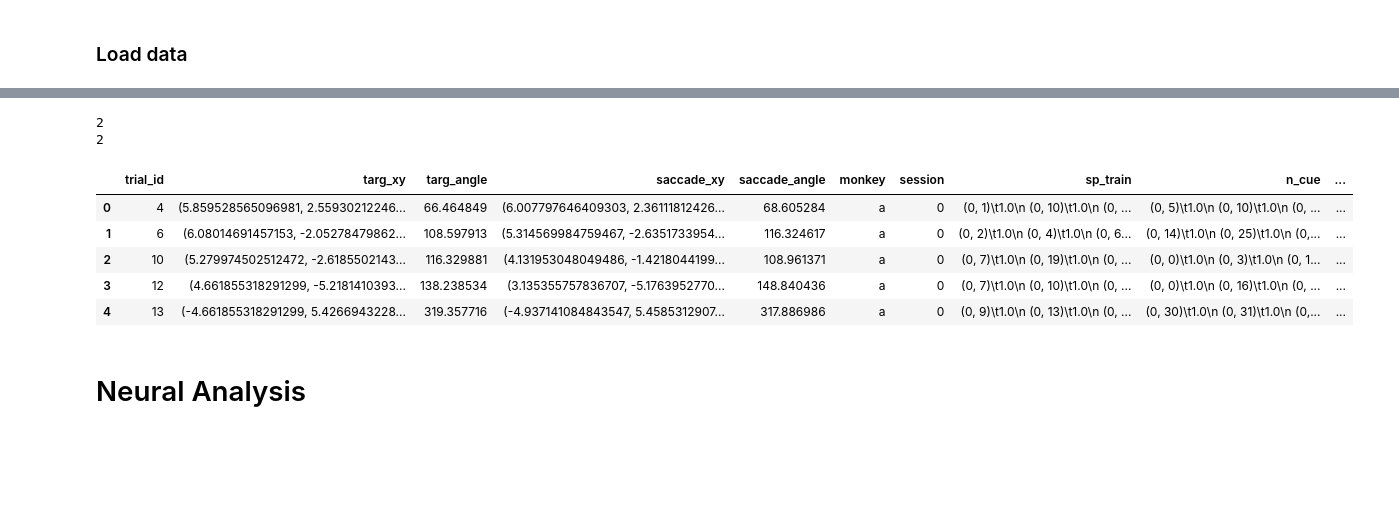
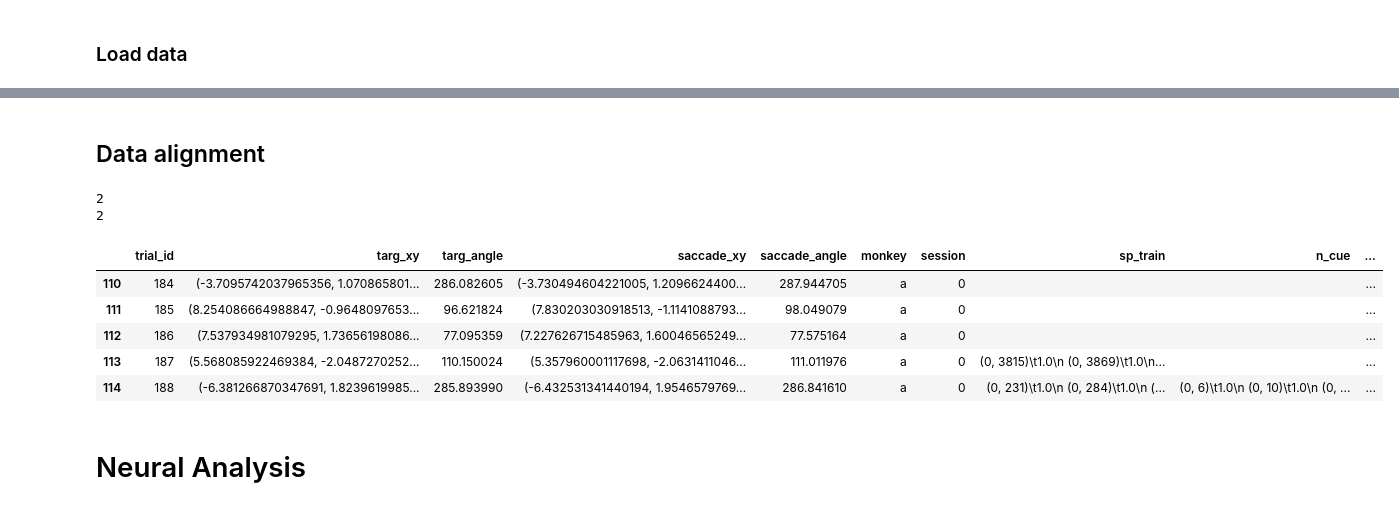
Before and after one commit to MelanieTschiersch/SmithData, a Jupyter notebook: Schreibtisch/PhD/1_HartHuk/Analysis/eval_HartHuk_NeuralAnalysis.ipynb, the cells around one changed output, grey strips where cells are left out. Cells and saved outputs as stored; diff of their text form; code cells hidden in the pictures; blank space fills up the shorter version.

Commit message:
Start changes: NeuralAnalsyis 21.01.21

```diff
--- a/Schreibtisch/PhD/1_HartHuk/Analysis/eval_HartHuk_NeuralAnalysis.ipynb
+++ b/Schreibtisch/PhD/1_HartHuk/Analysis/eval_HartHuk_NeuralAnalysis.ipynb
@@ -172,3 +166,25 @@ NameError: name 'data_dict' is not defined
+# %% [markdown]
+## Data alignment
+# %%
+bins = 1000000# PLEXON bins in microseconds
+a=0
+for sess in range(len(spikeClusters)):
+    for trial_num, trial_start in enumerate(full_time[sess][:-1]): # for each trial, plexon trial starttime
+        bool_inTrial = (spikeTimes[sess]>trial_start)&(spikeTimes[sess]<full_time[sess][trial_num+1]) # create bool for which spikes are in viewed trial
+        if np.where(bool_inTrial)[0].shape[0]==0:
+            a+=1
+        else:
+            time_inTrial = (np.round((spikeTimes[sess][bool_inTrial]-min(spikeTimes[sess][bool_inTrial]))*bins)).astype(int)# align trial start time to 0, create indices
+            #spikeMatrix_trial = csr_matrix((len(spikeClusters[sess]), max(time_inTrial)+1))# create array (neurons x time bins)
+            row_timeNeuron=[]
+            col_idxNeuron=[]
+            data=[]
+            for neuron,cluster in enumerate(spikeClusters[sess]):# for each neurons cluster ID
+                row_timeNeuron.append(time_inTrial[spikeNeurons[sess][bool_inTrial]==cluster])# determine spikes that belong to each neuron
+                col_idxNeuron.append(np.ones(len(row_timeNeuron[neuron]), dtype=int)*neuron) # determine columns of sparse matrix (neuron index)
+                data.append(np.ones(len(row_timeNeuron[neuron]), dtype=int)) # ones to fill spiking matrix
+            #spikeMatrix_trial[neuron,row_timeNeuron]=1
+            spikeMatrix_trial = csr_matrix((np.concatenate(data), (np.concatenate(row_timeNeuron),np.concatenate(col_idxNeuron))))
 # %%
 screen_len = 0.57
 alphaTrial = []
@@ -224,15 +241,15 @@ df_dat['go_cue'] = np.concatenate(t_delay_end)*1000
 df_dat['saccade'] = np.concatenate(t_saccade)*1000
 df_dat['reward'] = np.concatenate(np.array(t_trial_end)-0.1)*1000# reward: NOT official value
 df_dat['trial_end'] = np.concatenate(t_trial_end)*1000
-# %%
-df_dat.head()
-# %% [output]
-|  | trial_id | targ_xy | targ_angle | saccade_xy | saccade_angle | monkey | session | sp_train | n_cue | ... |
-| 0 | 4 | (5.859528565096981, 2.55930212246... | 66.464849 | (6.007797646409303, 2.36111812426... | 68.605284 | a | 0 | (0, 1)\t1.0\n (0, 10)\t1.0\n (0, ... | (0, 5)\t1.0\n (0, 10)\t1.0\n (0, ... | ... |
-| 1 | 6 | (6.08014691457153, -2.05278479862... | 108.597913 | (5.314569984759467, -2.6351733954... | 116.324617 | a | 0 | (0, 2)\t1.0\n (0, 4)\t1.0\n (0, 6... | (0, 14)\t1.0\n (0, 25)\t1.0\n (0,... | ... |
-| 2 | 10 | (5.279974502512472, -2.6185502143... | 116.329881 | (4.131953048049486, -1.4218044199... | 108.961371 | a | 0 | (0, 7)\t1.0\n (0, 19)\t1.0\n (0, ... | (0, 0)\t1.0\n (0, 3)\t1.0\n (0, 1... | ... |
-| 3 | 12 | (4.661855318291299, -5.2181410393... | 138.238534 | (3.135355757836707, -5.1763952770... | 148.840436 | a | 0 | (0, 7)\t1.0\n (0, 10)\t1.0\n (0, ... | (0, 0)\t1.0\n (0, 16)\t1.0\n (0, ... | ... |
-| 4 | 13 | (-4.661855318291299, 5.4266943228... | 319.357716 | (-4.937141084843547, 5.4585312907... | 317.886986 | a | 0 | (0, 9)\t1.0\n (0, 13)\t1.0\n (0, ... | (0, 30)\t1.0\n (0, 31)\t1.0\n (0,... | ... |
+# %%
+df_dat[110:115]
+# %% [output]
+|  | trial_id | targ_xy | targ_angle | saccade_xy | saccade_angle | monkey | session | sp_train | n_cue | ... |
+| 110 | 184 | (-3.7095742037965356, 1.070865801... | 286.082605 | (-3.730494604221005, 1.2096624400... | 287.944705 | a | 0 |  |  | ... |
+| 111 | 185 | (8.254086664988847, -0.9648097653... | 96.621824 | (7.830203030918513, -1.1141088793... | 98.049079 | a | 0 |  |  | ... |
+| 112 | 186 | (7.537934981079295, 1.73656198086... | 77.095359 | (7.227626715485963, 1.60046565249... | 77.575164 | a | 0 |  |  | ... |
+| 113 | 187 | (5.568085922469384, -2.0487270252... | 110.150024 | (5.357960001117698, -2.0631411046... | 111.011976 | a | 0 | (0, 3815)\t1.0\n (0, 3869)\t1.0\n... |  | ... |
+| 114 | 188 | (-6.381266870347691, 1.8239619985... | 285.893990 | (-6.432531341440194, 1.9546579769... | 286.841610 | a | 0 | (0, 231)\t1.0\n (0, 284)\t1.0\n (... | (0, 6)\t1.0\n (0, 10)\t1.0\n (0, ... | ... |
 # %% [markdown]
 # Neural Analysis
 # %%
```
Also changed, not shown: parts of 8 cells of this notebook.
